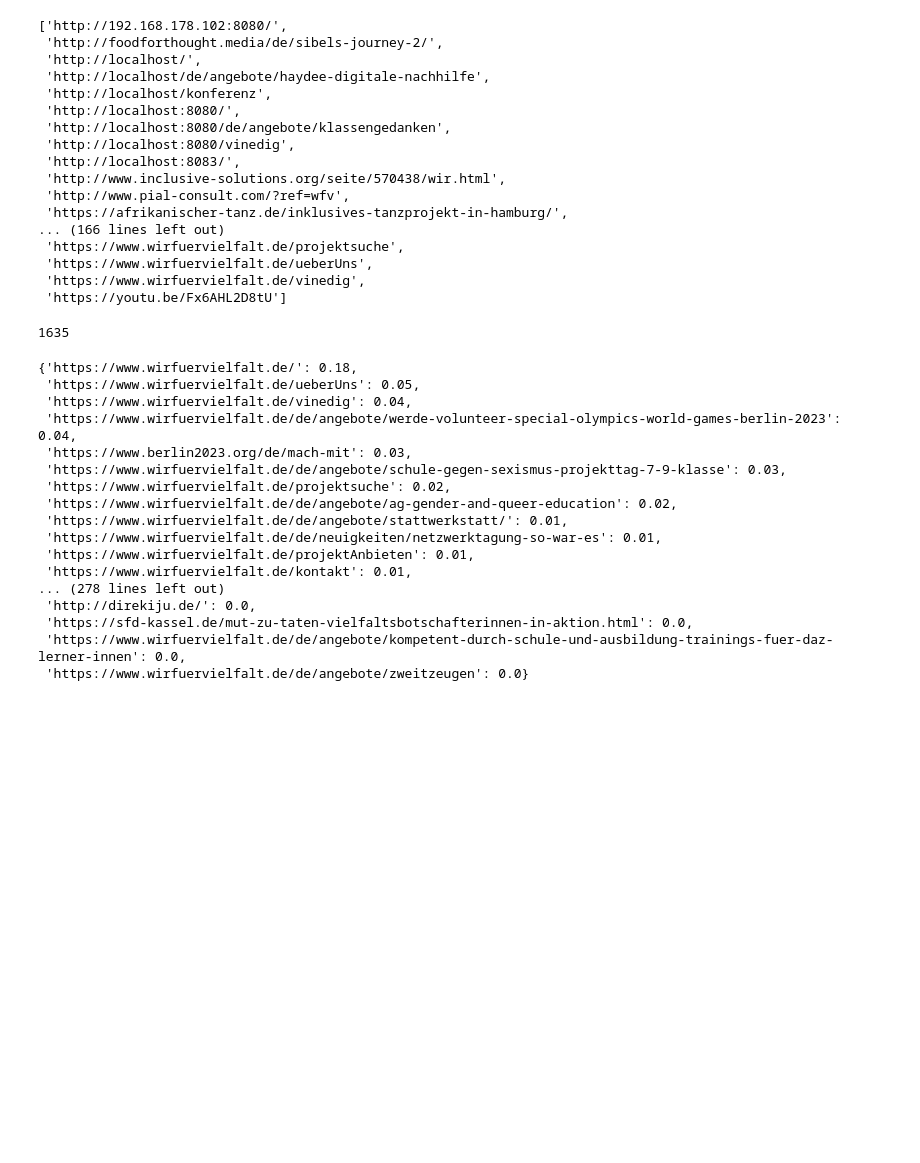
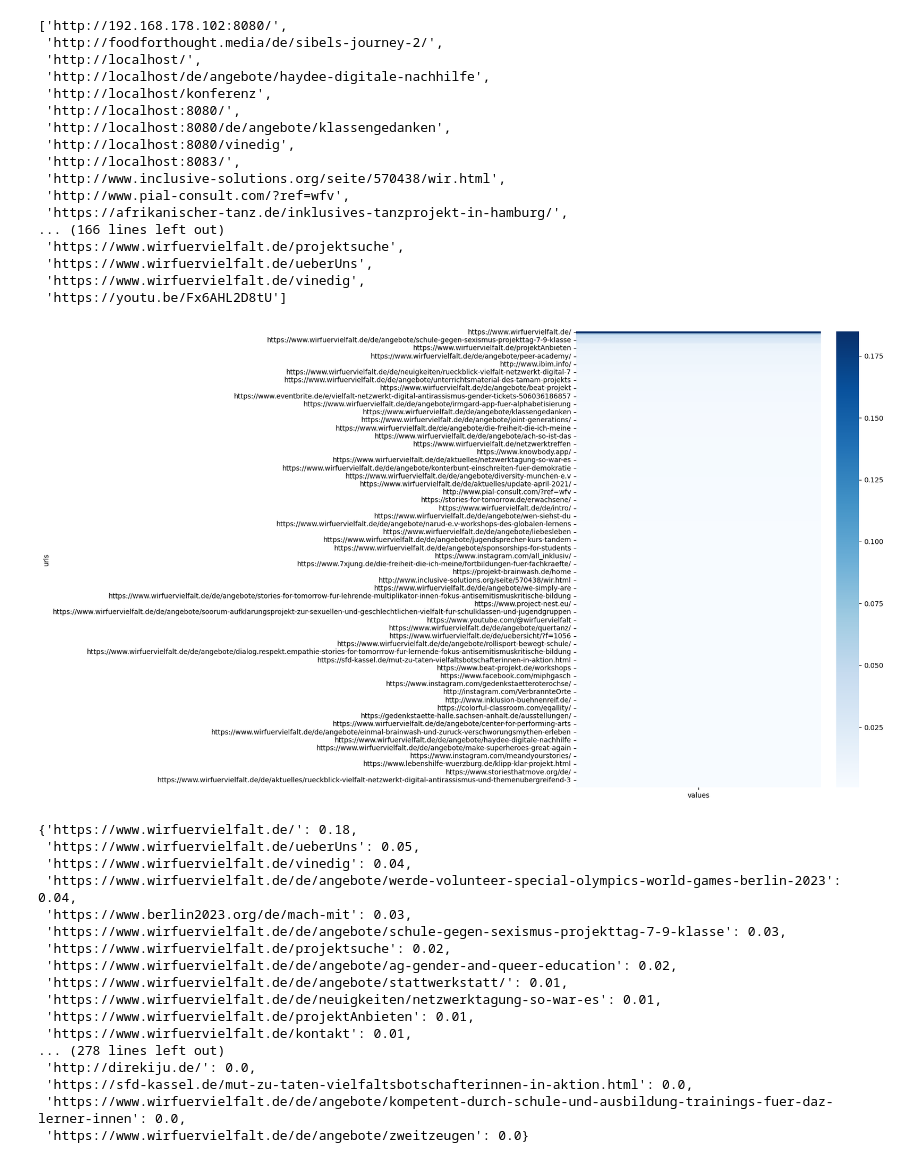
Before and after one commit to dssg-berlin/web-tracking-analytics, a Jupyter notebook: notebooks/istiyak/eda.ipynb, the cells around one changed output. Drawn from its saved outputs; the diff is of its cells as text; code cells hidden in the pictures; blank space fills up the shorter version.

Commit message:
heatmaps and final draft

```diff
--- a/notebooks/istiyak/eda.ipynb
+++ b/notebooks/istiyak/eda.ipynb
@@ -10,6 +13,15 @@ def get_encoding(file_path):
     with open(file_path,'rb') as f:
             data = f.read(10000)
     return chardet.detect(data).get("encoding")
+# %%
+def draw_heatmap(keys: List[str], values: List[float]) -> None:
+    keys = list(keys)
+    values = list(values)
+    snsdf = pd.DataFrame.from_dict({'urls': keys, 'values': values})
+    heatmap3_data = pd.pivot_table(snsdf,values='values', index=['urls']).sort_values(by=['values'], ascending=False)
+    plt.figure(figsize=(8, 12))
+    sns.heatmap(heatmap3_data, cmap="Blues")
+    return
 # %%
 file_path = './Export _  _ 3. August 2022 – 8. März 2023.csv'
 df = pd.read_csv(file_path, encoding=get_encoding(file_path))
@@ -130,22 +67,39 @@ sorted(unique_urls)
 # %%
 import math
 last_url_list = []
 for index, row in df.iterrows():
     i = 0
     last_url = None
-    while i < 75:
-        row_header = 'url (actionDetails {i})'.format(i = i+1)
-        if type(row[row_header]) != str and math.isnan(row[row_header]):
+    while i < 76:
+        if i == 75:
+            row_header = 'url (actionDetails {i})'.format(i = i)
+            if type(row[row_header]) == str:
+                last_url = row['url (actionDetails {i})'.format(i = i)]
+        else:
+            row_header = 'url (actionDetails {i})'.format(i = i+1)
+            if type(row[row_header]) != str and math.isnan(row[row_header]):
 
-            last_url = row['url (actionDetails {i})'.format(i = i)]
-            break
+                last_url = row['url (actionDetails {i})'.format(i = i)]
+                break
         i += 1
+    if "192.168.178.102" not in last_url and "localhost" not in last_url:
+        last_url_list.append(last_url)
 
-    last_url_list.append(last_url)
+freq = {}
+length_of_url_list = len(last_url_list)
+for item in last_url_list:
+    if (item in freq):
+        freq[item] += 1
+    else:
+        freq[item] = 1
 
-len(last_url_list)
+for k, v in freq.items():
+    freq[k] = v/length_of_url_list
+
+freq = dict(sorted(freq.items(), key=lambda item: item[1], reverse=True))
+draw_heatmap(freq.keys(), freq.values())
 # %% [output]
-1635
+[figure, added]
 # %%
 freq = {}
 length_of_url_list = len(last_url_list)
```
Also changed, not shown: parts of 29 cells of this notebook.
